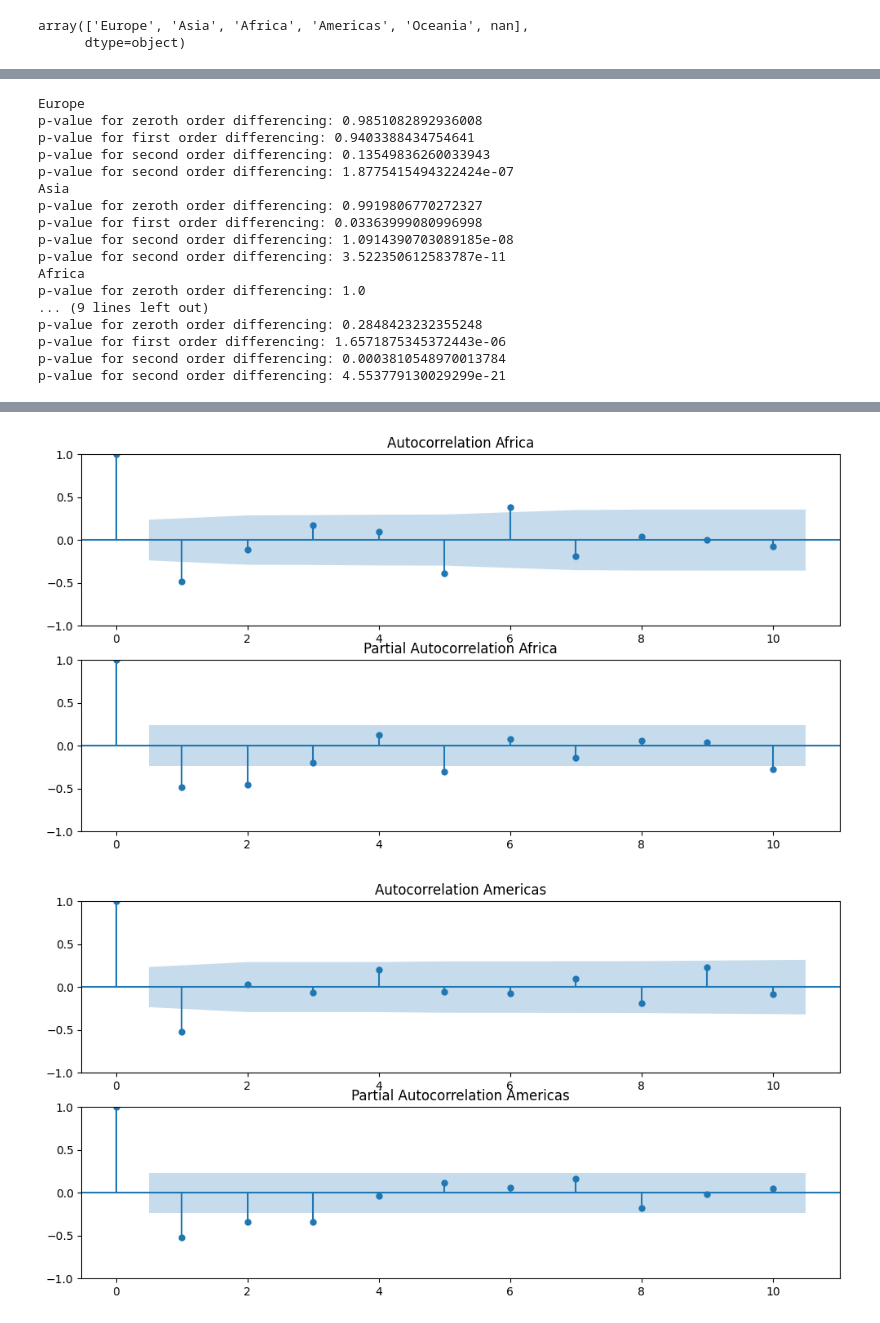
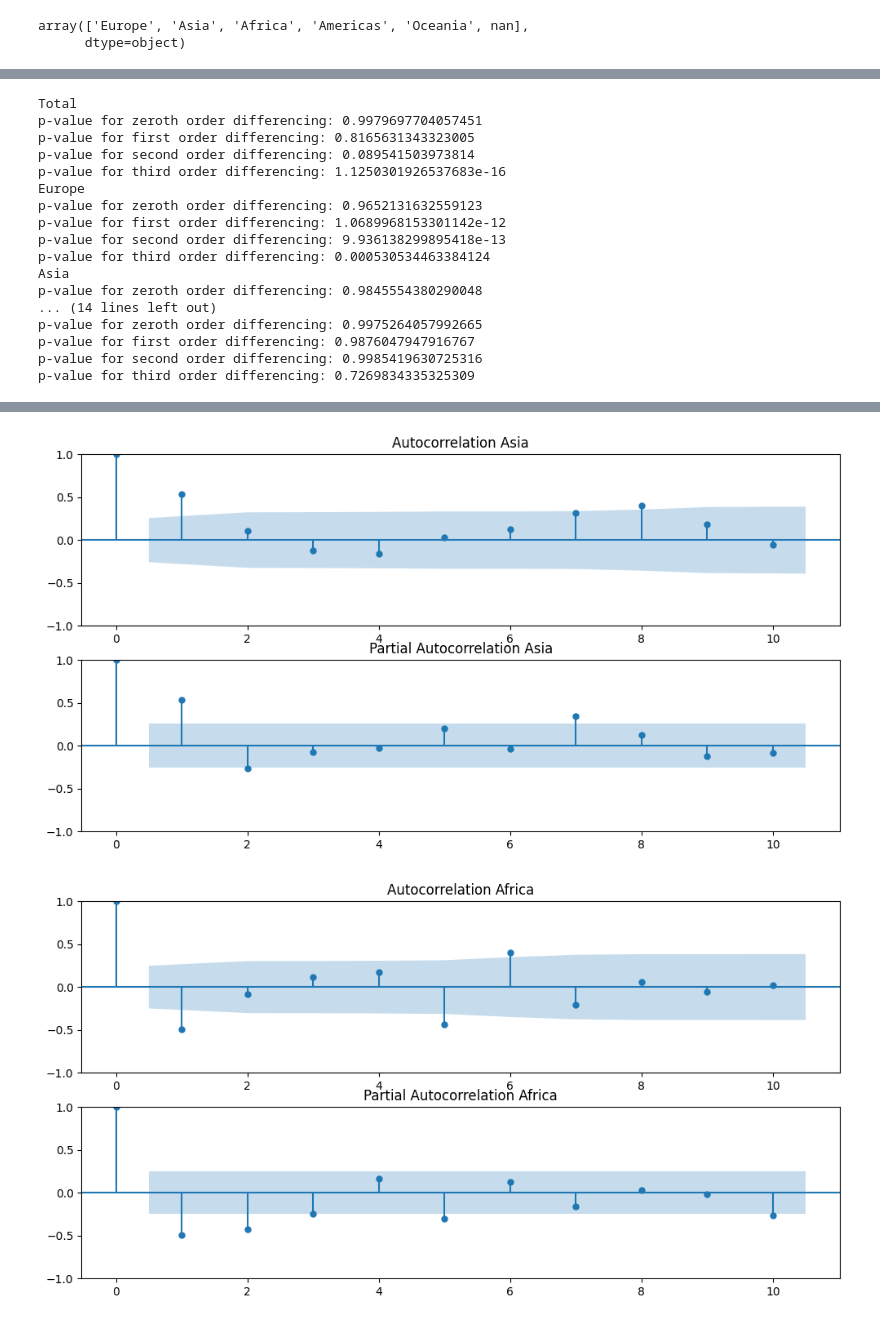
Before and after one commit to IoanaCretuAndrei/Refugee-flow-study, a Jupyter notebook: arima.ipynb, the cells around one changed output, grey strips where cells are left out. Saved outputs shown, nothing was run; the diff lists cells and outputs as text; code cells hidden in the pictures.

```diff
--- a/arima.ipynb
+++ b/arima.ipynb
@@ -26,17 +26,18 @@ array(['Europe', 'Asia', 'Africa', 'Americas', 'Oceania', nan],
       dtype=object)
 # %%
 def get_continent_df(continent):
-    df = pd.DataFrame(population_clean[population_clean['Continent_of_Asylum'] == continent].groupby(['Year'])['Total forced displacements'].sum())
+    df = pd.DataFrame(population_clean[population_clean['Continent_of_origin'] == continent].groupby(['Year'])['Total forced displacements'].sum())
     return df
 # %%
+total = pd.DataFrame(population_clean.groupby(['Year'])['Total forced displacements'].sum())
 europe = get_continent_df('Europe')
 asia = get_continent_df('Asia')
 africa = get_continent_df('Africa')
 americas = get_continent_df('Americas')
 oceania = get_continent_df('Oceania')
 # %%
-list_cont = [europe, asia, africa, americas, oceania]
-list_cont_names = ['Europe', 'Asia', 'Africa', 'Americas', 'Oceania']
+list_cont = [total,europe, asia, africa, americas, oceania]
+list_cont_names = ['Total','Europe', 'Asia', 'Africa', 'Americas', 'Oceania']
 #una grafica individual para cada continente en list_cont en graficos diferentes
 for cont, cont_name in zip(list_cont, list_cont_names):
     plt.plot(cont)
@@ -54,35 +56,36 @@ for cont, cont_name in zip(list_cont, list_cont_names):
     print(f"p-value for zeroth order differencing: {adfuller(cont['Total forced displacements'])[1]}")
     print(f"p-value for first order differencing: {adfuller(cont['Total forced displacements'].diff().dropna())[1]}")
     print(f"p-value for second order differencing: {adfuller(cont['Total forced displacements'].diff().diff().dropna())[1]}")
-    print(f"p-value for second order differencing: {adfuller(cont['Total forced displacements'].diff().diff().diff().dropna())[1]}")
+    print(f"p-value for third order differencing: {adfuller(cont['Total forced displacements'].diff().diff().diff().dropna())[1]}")
 # %% [output]
+Total
+p-value for zeroth order differencing: 0.9979697704057451
+p-value for first order differencing: 0.8165631343323005
+p-value for second order differencing: 0.089541503973814
+p-value for third order differencing: 1.1250301926537683e-16
 Europe
-p-value for zeroth order differencing: 0.9851082892936008
-p-value for first order differencing: 0.9403388434754641
-p-value for second order differencing: 0.13549836260033943
-p-value for second order differencing: 1.8775415494322424e-07
+p-value for zeroth order differencing: 0.9652131632559123
+p-value for first order differencing: 1.0689968153301142e-12
+p-value for second order differencing: 9.936138299895418e-13
+p-value for third order differencing: 0.000530534463384124
 Asia
-p-value for zeroth order differencing: 0.9919806770272327
-p-value for first order differencing: 0.03363999080996998
-p-value for second order differencing: 1.0914390703089185e-08
-p-value for second order differencing: 3.522350612583787e-11
-Africa
-p-value for zeroth order differencing: 1.0
-... (9 lines left out)
-p-value for zeroth order differencing: 0.2848423232355248
-p-value for first order differencing: 1.6571875345372443e-06
-p-value for second order differencing: 0.0003810548970013784
-p-value for second order differencing: 4.553779130029299e-21
+p-value for zeroth order differencing: 0.9845554380290048
+... (14 lines left out)
+p-value for zeroth order differencing: 0.9975264057992665
+p-value for first order differencing: 0.9876047947916767
+p-value for second order differencing: 0.9985419630725316
+p-value for third order differencing: 0.7269834335325309
 # %%
 # Aplicar la tercera diferenciación
+total_diff = total['Total forced displacements'].diff().diff().diff().dropna()
 europe_diff = europe['Total forced displacements'].diff().diff().diff().dropna()
 asi_diff = asia['Total forced displacements'].diff().dropna()
 africa_diff = africa['Total forced displacements'].diff().diff().dropna()
-americas_diff = americas['Total forced displacements'].diff().diff().diff().dropna()
-oceania_diff = oceania['Total forced displacements'].diff().dropna()
-list_diff = [europe_diff, asi_diff, africa_diff, americas_diff, oceania_diff]
+americas_diff = americas['Total forced displacements'].diff().diff().dropna()
+oceania_diff = oceania['Total forced displacements'].diff().diff().diff().dropna()
+list_diff = [total_diff, europe_diff, asi_diff, africa_diff, americas_diff, oceania_diff]
 
-list_cont_names = ['Europe', 'Asia', 'Africa', 'Americas', 'Oceania']
+list_cont_names = ['Total','Europe', 'Asia', 'Africa', 'Americas', 'Oceania']
 
 for cont, cont_name in zip(list_diff, list_cont_names):
 # Graficar la autocorrelación y autocorrelación parcial
@@ -100,2 +103,2 @@ for cont, cont_name in zip(list_diff, list_cont_names):
-[figure, old version]
+[figure, new version]
-[figure, old version]
+[figure, new version]
```
Also changed, not shown: parts of 11 cells of this notebook.
